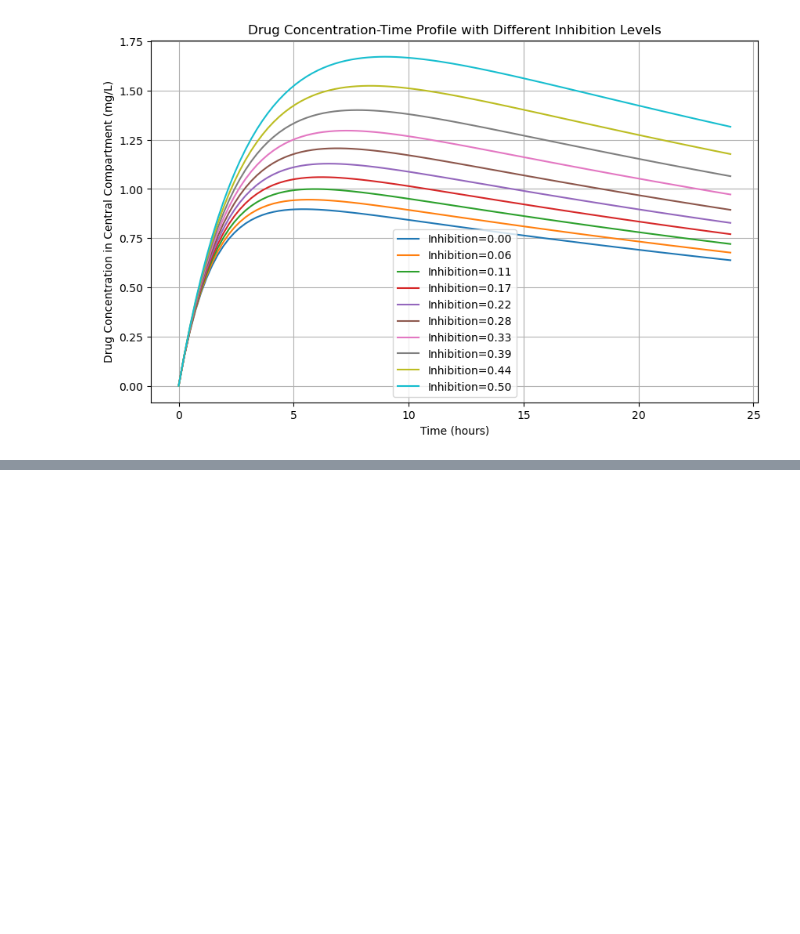
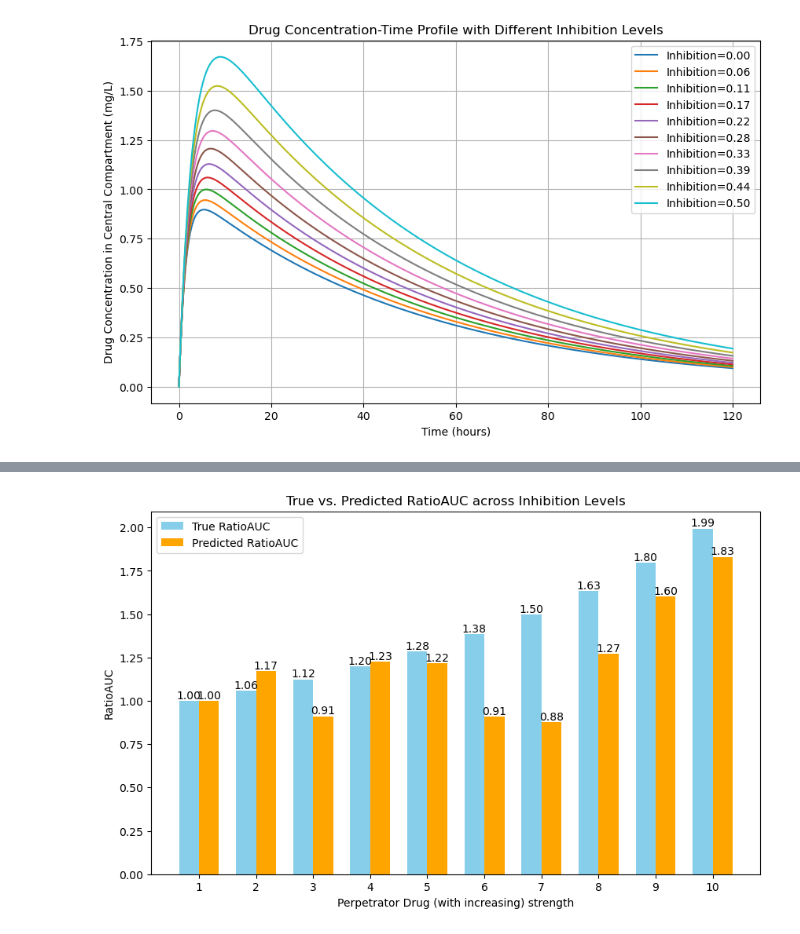
Before and after one commit to alexanderkulesza/assessmentOfMechanisticModels, a Jupyter notebook: MockModel.ipynb, the cells around one changed output, grey strips where cells are left out. Cells and saved outputs as stored; diff of their text form; code cells hidden in the pictures; blank space fills up the shorter version.

```diff
--- a/MockModel.ipynb
+++ b/MockModel.ipynb
@@ -1,6 +1,7 @@
 # %%
 import tellurium as te
 import numpy as np
+import pandas as pd
 import matplotlib.pyplot as plt
 
 # Define the Antimony model
@@ -48,40 +49,85 @@ end
 '''
 
 # Define simulation parameters
-time_end = 24  # Simulation time (hours)
-num_points = 100  # Number of time points
+time_end = 24*5  # Simulation time (hours)
+num_points = 500  # Number of time points
 
 # Simulate the model for a range of inhibition scenarios by altering the Inhibition parameter
 inhibition_values = np.linspace(0, 0.5, 10)  # Range from no inhibition to full inhibition
 covariate_value = 1.0  # Can adjust this to simulate different covariate effects
 results = []
+resultsanalysis=[]
 
 r = te.loada(model)
 
 for inhibition in inhibition_values:
     r.resetAll()
     r["Inhibition"] = inhibition
     r["Covariate"] = covariate_value  # Apply covariate effect (e.g., representing renal function)
     result = r.simulate(0, time_end, num_points)
     results.append((inhibition, result))
+    # Calculate AUC and Cmax
+    AUC_central = np.trapz(result['[Drug_Central]'], result['time'])
+    Cmax_central = np.max(result['[Drug_Central]'])
+    # Append the results to the data list
+    resultsanalysis.append({'Inhibition': inhibition, 'AUC': AUC_central, 'Cmax': Cmax_central})
 
 # Plotting the results
 plt.figure(figsize=(10, 6))
-
 for inhibition, result in results:
     plt.plot(result['time'], result['[Drug_Central]'], label=f'Inhibition={inhibition:.2f}')
-
 plt.xlabel('Time (hours)')
 plt.ylabel('Drug Concentration in Central Compartment (mg/L)')
 plt.title('Drug Concentration-Time Profile with Different Inhibition Levels')
 plt.legend()
 plt.grid(True)
 plt.show()
 
-# Optional: Print AUC and Cmax for each simulation
-for inhibition, result in results:
-    AUC_central = np.trapz(result['[Drug_Central]'], result['time'])
-    Cmax_central = np.max(result['[Drug_Central]'])
-    print(f'Inhibition={inhibition:.2f}, AUC={AUC_central:.2f}, Cmax={Cmax_central:.2f}')
+
+# Convert the data list to a Pandas DataFrame
+resultsanalysisdf = pd.DataFrame(resultsanalysis)
+error_cv_auc=0.2
+error_sd_cmax=0.25
+# Apply proportional error to AUC and additive error to Cmax
+resultsanalysisdf['AUC_we'] = resultsanalysisdf['AUC'] * (1 + np.random.normal(0, error_cv_auc, size=len(resultsanalysisdf)))
+resultsanalysisdf['Cmax_we'] = resultsanalysisdf['Cmax'] + np.random.normal(0, error_sd_cmax * resultsanalysisdf['Cmax'], size=len(resultsanalysisdf))
+# Calculate RatioAUC_we in one line
+resultsanalysisdf['RatioAUC_we'] = resultsanalysisdf['AUC_we'] / resultsanalysisdf.loc[resultsanalysisdf['Inhibition'] == 0, 'AUC_we'].values[0]
+resultsanalysisdf['RatioAUC'] = resultsanalysisdf['AUC'] / resultsanalysisdf.loc[resultsanalysisdf['Inhibition'] == 0, 'AUC'].values[0]
+
+print(resultsanalysisdf)
+
+df=resultsanalysisdf
+df['Inhibition'] = df['Inhibition'].astype(str)  # Convert Inhibition to categorical
+
+# Set up the bar plot
+fig, ax = plt.subplots(figsize=(10, 6))
+
+bar_width = 0.35
+index = np.arange(len(df['Inhibition']))
+
+# Plot the true RatioAUC
+bar1 = ax.bar(index, df['RatioAUC'], bar_width, label='True RatioAUC', color='skyblue')
+
+# Plot the observed RatioAUC_we
+bar2 = ax.bar(index + bar_width, df['RatioAUC_we'], bar_width, label='Predicted RatioAUC', color='orange')
+
+# Add labels, title, and legend
+ax.set_xlabel('Perpetrator Drug (with increasing strength)')
+ax.set_ylabel('RatioAUC')
+ax.set_title('True vs. Predicted RatioAUC across Inhibition Levels')
+ax.set_xticks(index + bar_width / 2)
+ax.set_xticklabels(np.arange(1, len(df) + 1))
+ax.legend()
+
+# Add value annotations on the bars
+for rect in bar1 + bar2:
+    height = rect.get_height()
+    ax.text(rect.get_x() + rect.get_width() / 2., height,
+            f'{height:.2f}', ha='center', va='bottom', fontsize=10)
+
+# Save the plot
+plt.savefig("Grouped_RatioAUC_vs_Inhibition.png", dpi=300, bbox_inches='tight')
+plt.show()
 # %% [output]
-[figure, old version]
+[figure, new version]
@@ -97,0 +145 @@ Inhibition=0.50, AUC=34.17, Cmax=1.67
+[figure, added]
```
Also changed, not shown: parts of 2 cells of this notebook, 3 other files.
